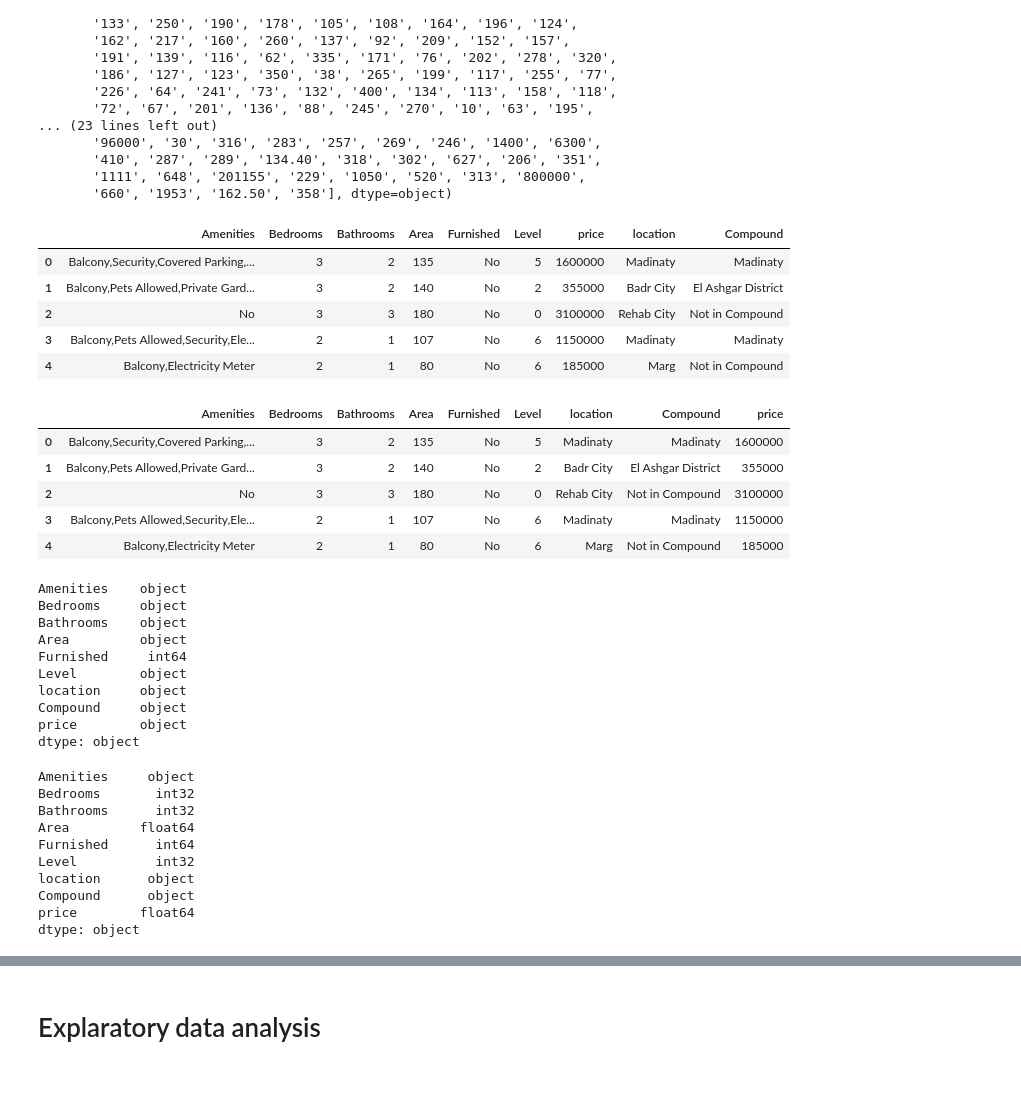
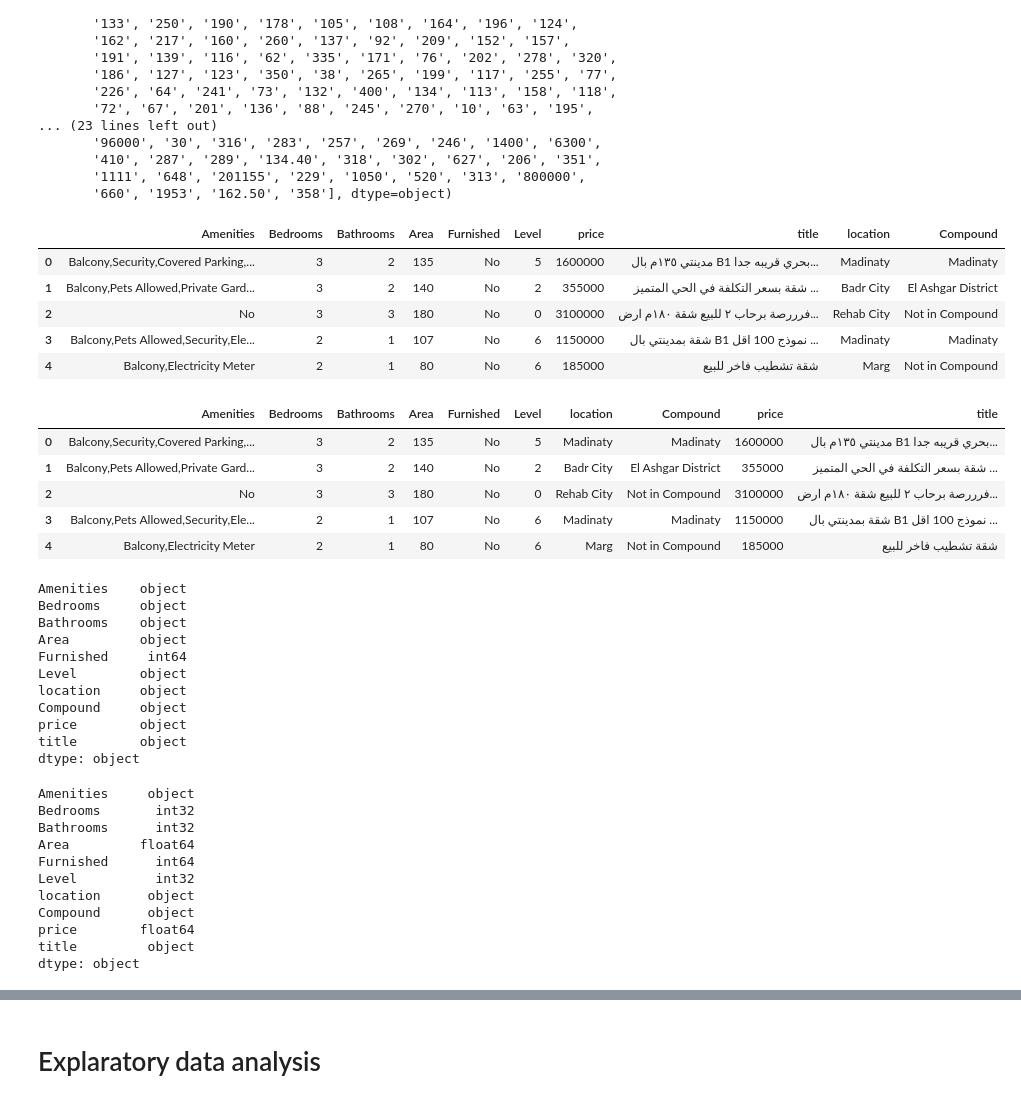
Before and after one commit to saadelshazly2020/Data-Analysis, a Jupyter notebook: Predicting House Price Project/Housing Pricing_Olx.ipynb, the cells around one changed output, grey strips where cells are left out. Drawn from its saved outputs; the diff is of its cells as text; code cells hidden in the pictures.

```diff
--- a/Predicting House Price Project/Housing Pricing_Olx.ipynb
+++ b/Predicting House Price Project/Housing Pricing_Olx.ipynb
@@ -58,7 +59,7 @@ df['Payment Option'].unique()
 array(['Cash'], dtype=object)
 # %%
 # remove property type where all properties are Apartments
-df.drop(['Type','Ad Type','Payment Option','title'],axis=1,inplace=True)
+df.drop(['Type','Ad Type','Payment Option'],axis=1,inplace=True)
 df.columns
 # %% [output]
 Index(['Amenities', 'Bedrooms', 'Bathrooms', 'Area (m²)', 'Furnished', 'Level',
@@ -188,23 +191,23 @@ array(['135', '140', '180', '107', '80', '70', '85', '130', '100', '120',
 # %%
 df.head()
 # %% [output]
-|  | Amenities | Bedrooms | Bathrooms | Area | Furnished | Level | price | location | Compound |
-| 0 | Balcony,Security,Covered Parking,... | 3 | 2 | 135 | No | 5 | 1600000 | Madinaty | Madinaty |
-| 1 | Balcony,Pets Allowed,Private Gard... | 3 | 2 | 140 | No | 2 | 355000 | Badr City | El Ashgar District |
-| 2 | No | 3 | 3 | 180 | No | 0 | 3100000 | Rehab City | Not in Compound |
-| 3 | Balcony,Pets Allowed,Security,Ele... | 2 | 1 | 107 | No | 6 | 1150000 | Madinaty | Madinaty |
-| 4 | Balcony,Electricity Meter | 2 | 1 | 80 | No | 6 | 185000 | Marg | Not in Compound |
+|  | Amenities | Bedrooms | Bathrooms | Area | Furnished | Level | price | title | location | Compound |
+| 0 | Balcony,Security,Covered Parking,... | 3 | 2 | 135 | No | 5 | 1600000 | مدينتي ١٣٥م بال B1 بحري قريبه جدا... | Madinaty | Madinaty |
+| 1 | Balcony,Pets Allowed,Private Gard... | 3 | 2 | 140 | No | 2 | 355000 | شقة بسعر التكلفة في الحي المتميز ... | Badr City | El Ashgar District |
+| 2 | No | 3 | 3 | 180 | No | 0 | 3100000 | فرررصة برحاب ٢ للبيع شقة ١٨٠م ارض... | Rehab City | Not in Compound |
+| 3 | Balcony,Pets Allowed,Security,Ele... | 2 | 1 | 107 | No | 6 | 1150000 | شقة بمدينتي بال B1 نموذج 100 اقل ... | Madinaty | Madinaty |
+| 4 | Balcony,Electricity Meter | 2 | 1 | 80 | No | 6 | 185000 | شقة تشطيب فاخر للبيع | Marg | Not in Compound |
 # %%
 # reorder columns
-df=df.loc[:,['Amenities','Bedrooms','Bathrooms','Area','Furnished','Level','location','Compound','price']]
+df=df.loc[:,['Amenities','Bedrooms','Bathrooms','Area','Furnished','Level','location','Compound','price','title']]
 df.head()
 # %% [output]
-|  | Amenities | Bedrooms | Bathrooms | Area | Furnished | Level | location | Compound | price |
-| 0 | Balcony,Security,Covered Parking,... | 3 | 2 | 135 | No | 5 | Madinaty | Madinaty | 1600000 |
-| 1 | Balcony,Pets Allowed,Private Gard... | 3 | 2 | 140 | No | 2 | Badr City | El Ashgar District | 355000 |
-| 2 | No | 3 | 3 | 180 | No | 0 | Rehab City | Not in Compound | 3100000 |
-| 3 | Balcony,Pets Allowed,Security,Ele... | 2 | 1 | 107 | No | 6 | Madinaty | Madinaty | 1150000 |
-| 4 | Balcony,Electricity Meter | 2 | 1 | 80 | No | 6 | Marg | Not in Compound | 185000 |
+|  | Amenities | Bedrooms | Bathrooms | Area | Furnished | Level | location | Compound | price | title |
+| 0 | Balcony,Security,Covered Parking,... | 3 | 2 | 135 | No | 5 | Madinaty | Madinaty | 1600000 | مدينتي ١٣٥م بال B1 بحري قريبه جدا... |
+| 1 | Balcony,Pets Allowed,Private Gard... | 3 | 2 | 140 | No | 2 | Badr City | El Ashgar District | 355000 | شقة بسعر التكلفة في الحي المتميز ... |
+| 2 | No | 3 | 3 | 180 | No | 0 | Rehab City | Not in Compound | 3100000 | فرررصة برحاب ٢ للبيع شقة ١٨٠م ارض... |
+| 3 | Balcony,Pets Allowed,Security,Ele... | 2 | 1 | 107 | No | 6 | Madinaty | Madinaty | 1150000 | شقة بمدينتي بال B1 نموذج 100 اقل ... |
+| 4 | Balcony,Electricity Meter | 2 | 1 | 80 | No | 6 | Marg | Not in Compound | 185000 | شقة تشطيب فاخر للبيع |
 # %%
 # convert funished category
 df.Furnished=df.Furnished.replace({'No':0,'Yes':1})
@@ -221,6 +224,7 @@ Level        object
 location     object
 Compound     object
 price        object
+title        object
 dtype: object
 # %%
 # change bedrooms, bathrooms and area into integers, and price into float
@@ -240,6 +244,7 @@ Level          int32
 location      object
 Compound      object
 price        float64
+title         object
 dtype: object
 # %%
 df.head()
```
Also changed, not shown: parts of 76 cells of this notebook, 23 other files.
